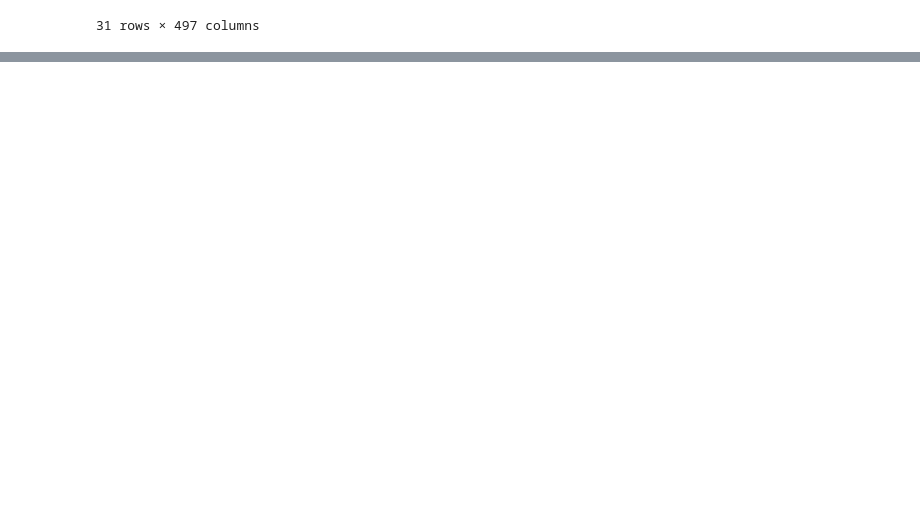
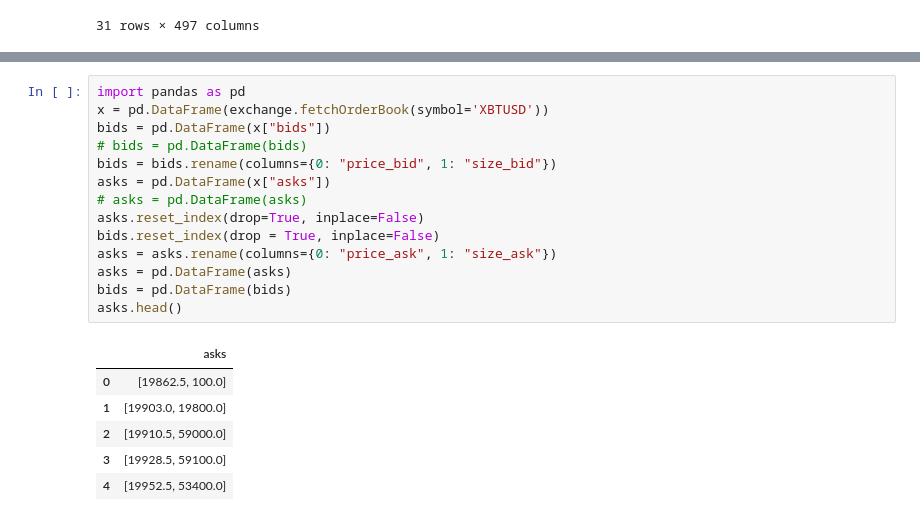
Before and after one commit to massnomis/21, a Jupyter notebook: test.ipynb, the cells around one changed output, grey strips where cells are left out. Drawn from its saved outputs; the diff is of its cells as text; blank space fills up the shorter version.

```diff
--- a/test.ipynb
+++ b/test.ipynb
@@ -105,0 +149,21 @@ pd.DataFrame(exchange.fetchOrderBook(symbol='XBTUSD')).head()
+# %%
+import pandas as pd
+x = pd.DataFrame(exchange.fetchOrderBook(symbol='XBTUSD'))
+bids = pd.DataFrame(x["bids"])
+# bids = pd.DataFrame(bids)
+bids = bids.rename(columns={0: "price_bid", 1: "size_bid"})
+asks = pd.DataFrame(x["asks"])
+# asks = pd.DataFrame(asks)
+asks.reset_index(drop=True, inplace=False)
+bids.reset_index(drop = True, inplace=False)
+asks = asks.rename(columns={0: "price_ask", 1: "size_ask"})
+asks = pd.DataFrame(asks)
+bids = pd.DataFrame(bids)
+asks.head()
+# %% [output]
+|  | asks |
+| 0 | [19862.5, 100.0] |
+| 1 | [19903.0, 19800.0] |
+| 2 | [19910.5, 59000.0] |
+| 3 | [19928.5, 59100.0] |
+| 4 | [19952.5, 53400.0] |
```
Also changed, not shown: parts of 11 cells of this notebook, 2 other files.
